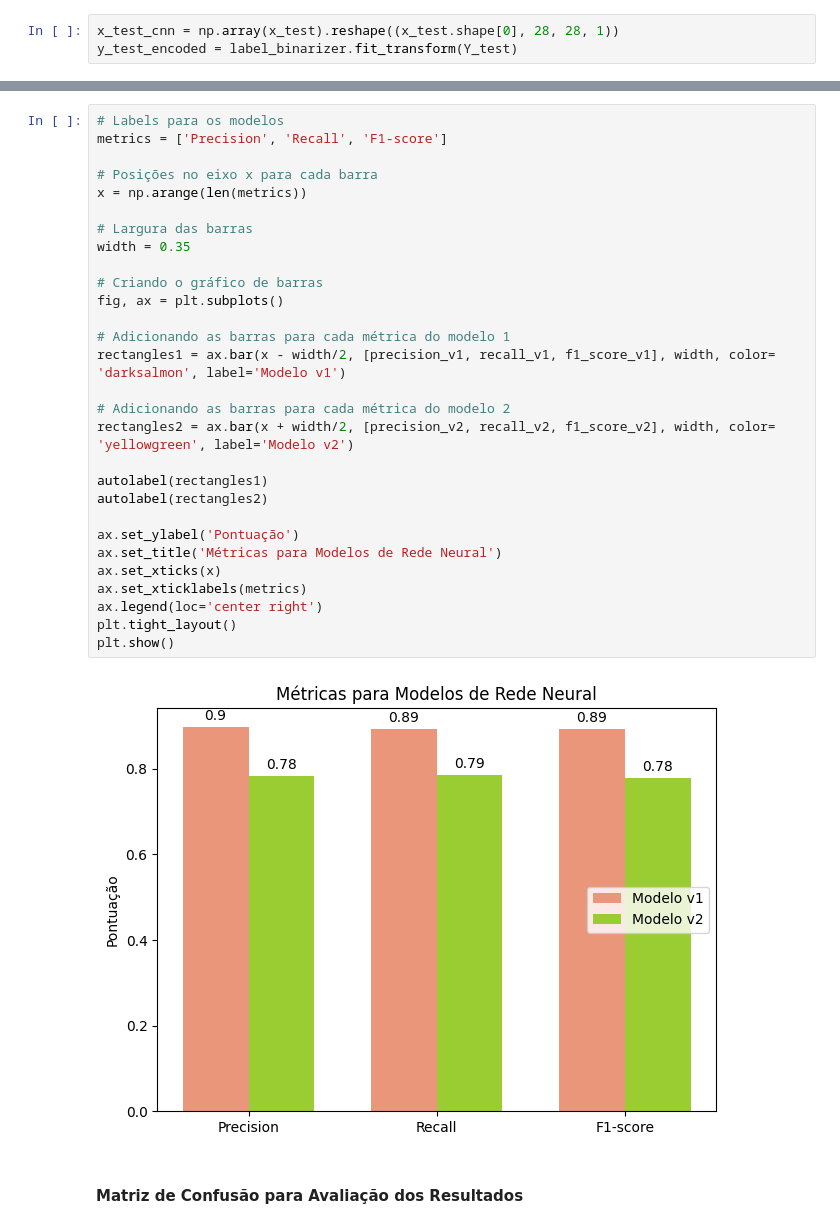
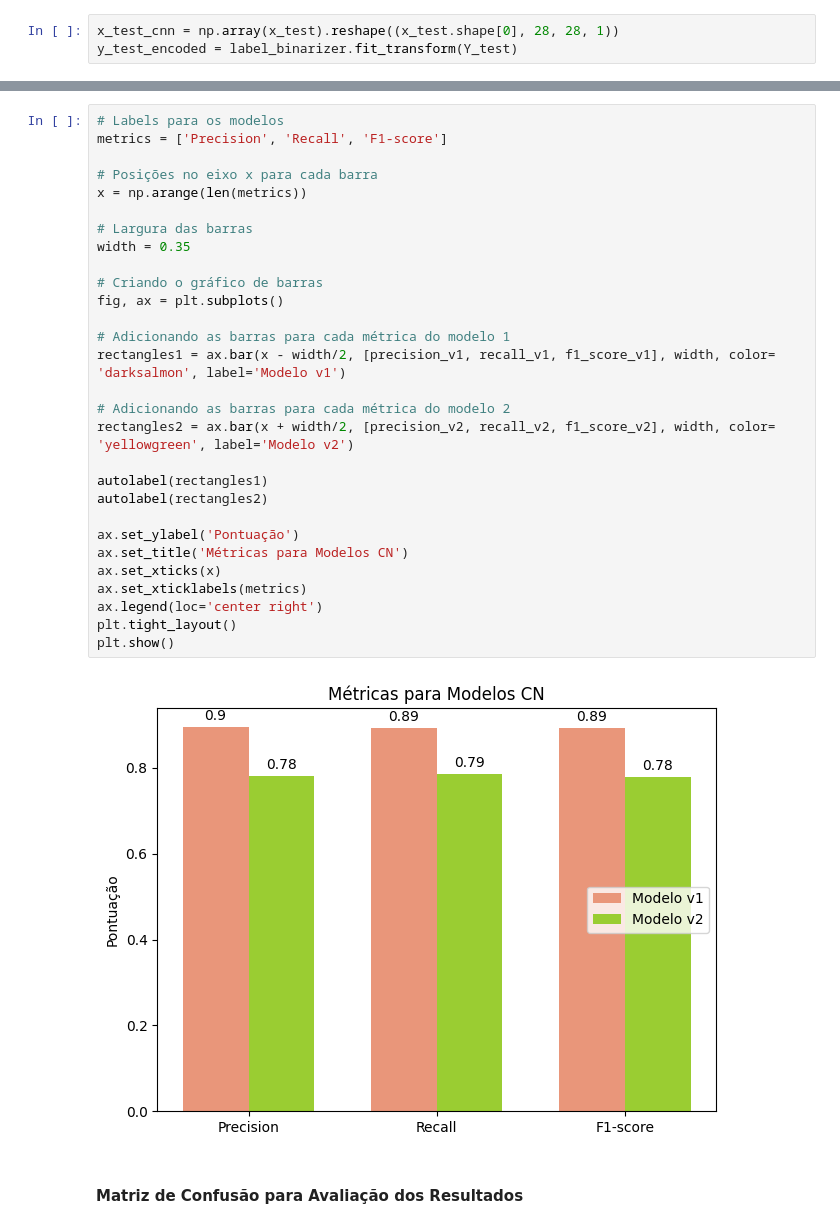
Before and after one commit to anycarolinys/projeto_visao_computacional, a Jupyter notebook: visao_computacional.ipynb, the cells around one changed output, grey strips where cells are left out. Saved outputs shown, nothing was run; the diff lists cells and outputs as text.

```diff
--- a/visao_computacional.ipynb
+++ b/visao_computacional.ipynb
@@ -865,34 +867,34 @@ precision_v2, recall_v2, f1_score_v2, _ =precision_recall_fscore_support(y_true,
 # %%
 # Labels para os modelos
 metrics = ['Precision', 'Recall', 'F1-score']
 
 # Posições no eixo x para cada barra
 x = np.arange(len(metrics))
 
 # Largura das barras
 width = 0.35
 
 # Criando o gráfico de barras
 fig, ax = plt.subplots()
 
 # Adicionando as barras para cada métrica do modelo 1
 rectangles1 = ax.bar(x - width/2, [precision_v1, recall_v1, f1_score_v1], width, color= 'darksalmon', label='Modelo v1')
 
 # Adicionando as barras para cada métrica do modelo 2
 rectangles2 = ax.bar(x + width/2, [precision_v2, recall_v2, f1_score_v2], width, color= 'yellowgreen', label='Modelo v2')
 
 autolabel(rectangles1)
 autolabel(rectangles2)
 
 ax.set_ylabel('Pontuação')
-ax.set_title('Métricas para Modelos de Rede Neural')
+ax.set_title('Métricas para Modelos CN')
 ax.set_xticks(x)
 ax.set_xticklabels(metrics)
 ax.legend(loc='center right')
 plt.tight_layout()
 plt.show()
 # %% [output]
-[figure, old version]
+[figure, new version]
 # %% [markdown]
 #### **Matriz de Confusão para Avaliação dos Resultados**
 # %%
```
Also changed, not shown: parts of 14 cells of this notebook, 1 other file.
